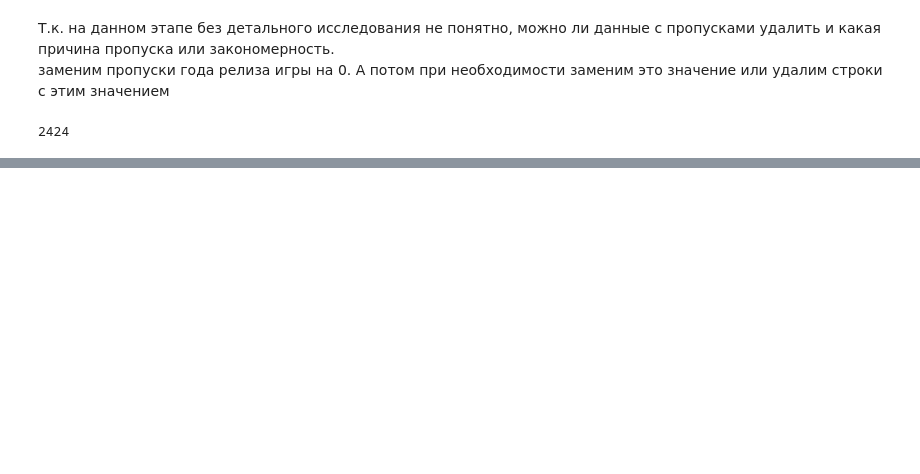
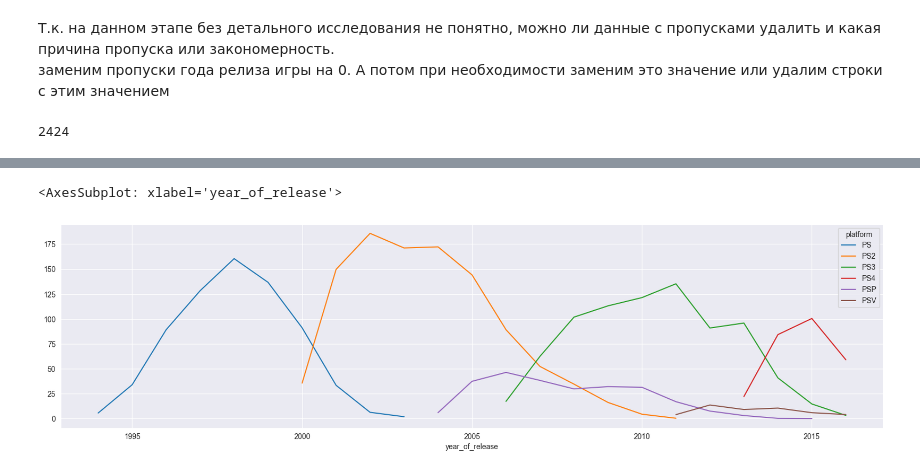
Before and after one commit to Shurick-G/practicum, a Jupyter notebook: prefab_project_1/prefab_project_1.ipynb, the cells around one changed output, grey strips where cells are left out. Saved outputs shown, nothing was run; the diff lists cells and outputs as text; code cells hidden in the pictures; blank space fills up the shorter version.

```diff
--- a/prefab_project_1/prefab_project_1.ipynb
+++ b/prefab_project_1/prefab_project_1.ipynb
@@ -249,0 +294,5 @@ df.groupby('year_of_release')['name'].count().plot.bar()
+# %%
+df[(df['platform_general'] == 'PS') & (df['year_of_release'] > 0)].pivot_table(index='year_of_release', columns='platform', values='total_sales', aggfunc=sum).plot.line(figsize=(20,5), grid=True)
+# %% [output]
+<AxesSubplot: xlabel='year_of_release'>
+[figure, added]
```
Also changed, not shown: parts of 22 cells of this notebook.
